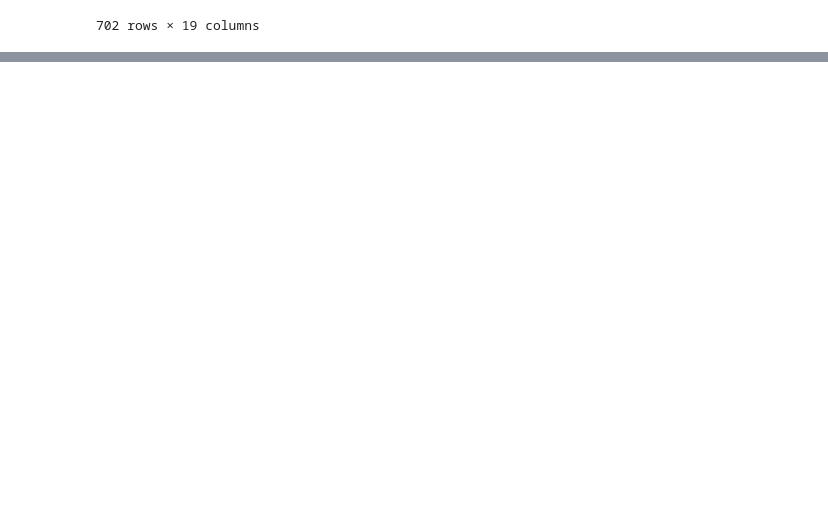
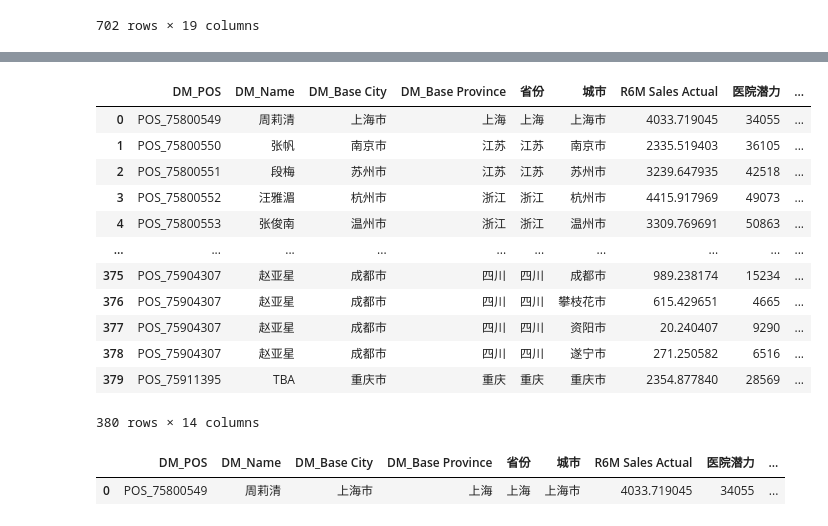
Before and after one commit to liuxx839/ffe, a Jupyter notebook: FFE_groundrules.ipynb, the cells around one changed output, grey strips where cells are left out. Drawn from its saved outputs; the diff is of its cells as text; code cells hidden in the pictures; blank space fills up the shorter version.

```diff
--- a/FFE_groundrules.ipynb
+++ b/FFE_groundrules.ipynb
@@ -422,0 +487,21 @@ mr_city_summary[mr_city_summary['MR_Pos']=='POS_75904426']
+# %%
+violations_df
+# %% [output]
+|  | DM_POS | DM_Name | DM_Base City | DM_Base Province | 省份 | 城市 | R6M Sales Actual | 医院潜力 | ... |
+| 0 | POS_75800549 | 周莉清 | 上海市 | 上海 | 上海 | 上海市 | 4033.719045 | 34055 | ... |
+| 1 | POS_75800550 | 张帆 | 南京市 | 江苏 | 江苏 | 南京市 | 2335.519403 | 36105 | ... |
+| 2 | POS_75800551 | 段梅 | 苏州市 | 江苏 | 江苏 | 苏州市 | 3239.647935 | 42518 | ... |
+| 3 | POS_75800552 | 汪雅湄 | 杭州市 | 浙江 | 浙江 | 杭州市 | 4415.917969 | 49073 | ... |
+| 4 | POS_75800553 | 张俊南 | 温州市 | 浙江 | 浙江 | 温州市 | 3309.769691 | 50863 | ... |
+| ... | ... | ... | ... | ... | ... | ... | ... | ... | ... |
+| 375 | POS_75904307 | 赵亚星 | 成都市 | 四川 | 四川 | 成都市 | 989.238174 | 15234 | ... |
+| 376 | POS_75904307 | 赵亚星 | 成都市 | 四川 | 四川 | 攀枝花市 | 615.429651 | 4665 | ... |
+| 377 | POS_75904307 | 赵亚星 | 成都市 | 四川 | 四川 | 资阳市 | 20.240407 | 9290 | ... |
+| 378 | POS_75904307 | 赵亚星 | 成都市 | 四川 | 四川 | 遂宁市 | 271.250582 | 6516 | ... |
+| 379 | POS_75911395 | TBA | 重庆市 | 重庆 | 重庆 | 重庆市 | 2354.877840 | 28569 | ... |
+380 rows × 14 columns
+# %%
+violations_df[violations_df['DM_POS']=='POS_75800549']
+# %% [output]
+|  | DM_POS | DM_Name | DM_Base City | DM_Base Province | 省份 | 城市 | R6M Sales Actual | 医院潜力 | ... |
+| 0 | POS_75800549 | 周莉清 | 上海市 | 上海 | 上海 | 上海市 | 4033.719045 | 34055 | ... |
```
Also changed, not shown: parts of 21 cells of this notebook, 2 other files.
